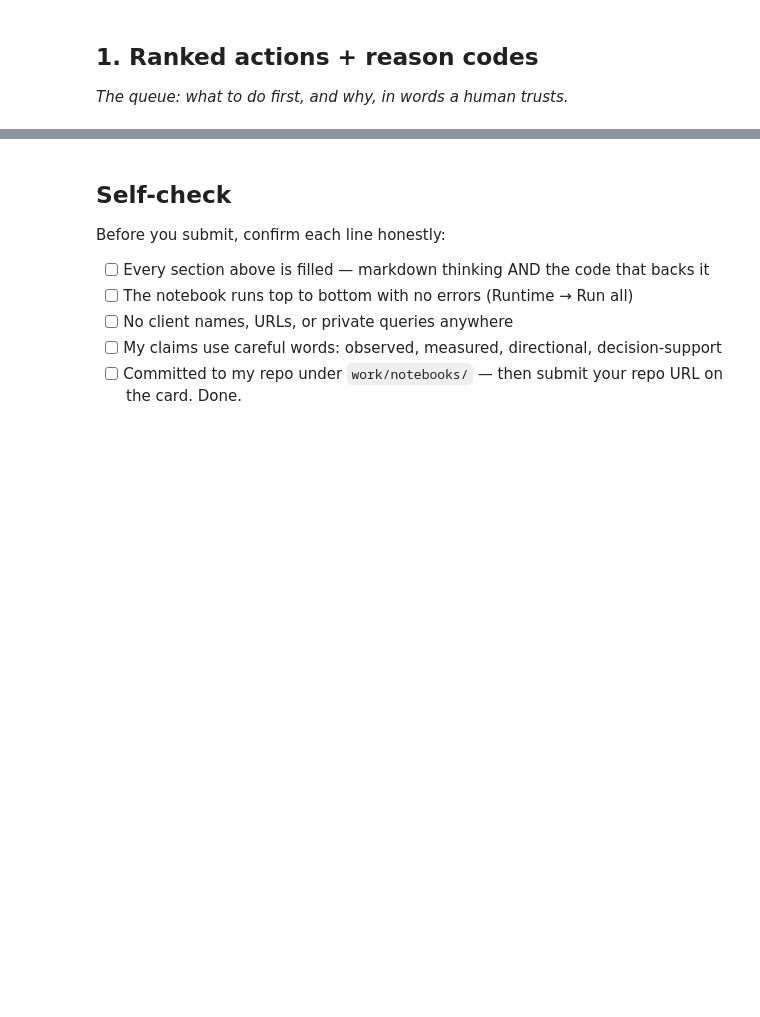
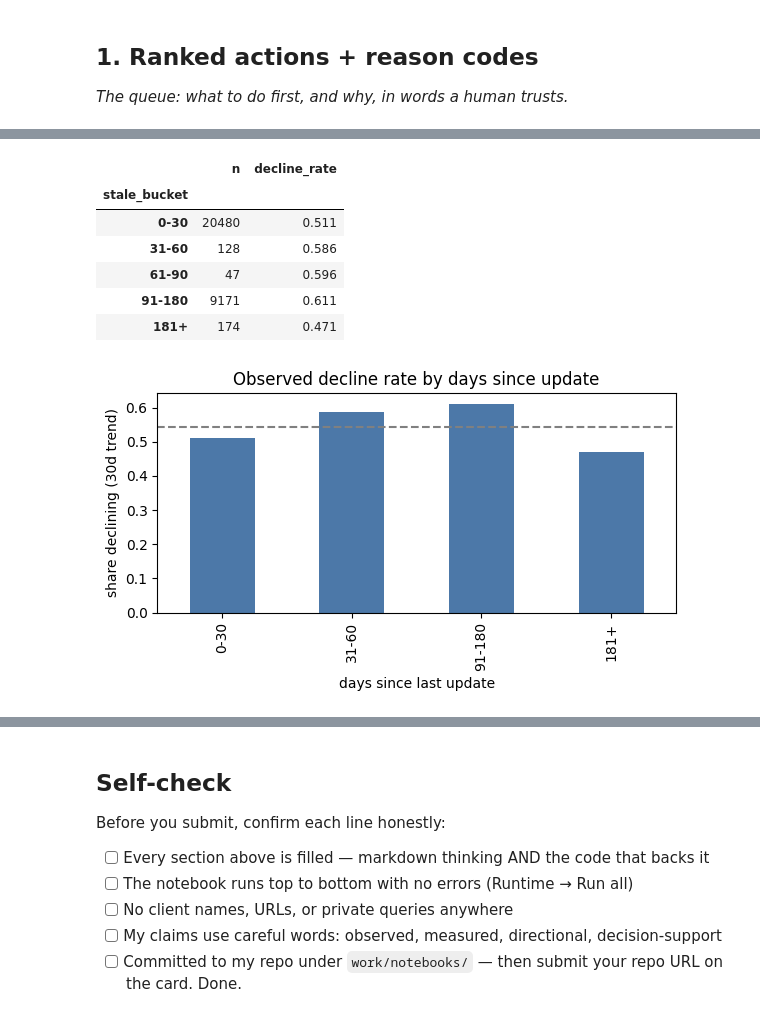
Before and after one commit to mahmarani/flyrank-ml-internship, a Jupyter notebook: work/notebooks/w07_action_playbook.ipynb, the cells around one changed output, grey strips where cells are left out. Cells and saved outputs as stored; diff of their text form; code cells hidden in the pictures; blank space fills up the shorter version.

```diff
--- a/work/notebooks/w07_action_playbook.ipynb
+++ b/work/notebooks/w07_action_playbook.ipynb
@@ -43,0 +117,22 @@ This skeleton is yours to fill. Work the sections **in order** — each one has
+# %%
+import matplotlib.pyplot as plt
+df["stale_bucket"] = pd.cut(df.days_since_last_update, [-1, 30, 60, 90, 180, 10**6],
+                            labels=["0-30","31-60","61-90","91-180","181+"])
+decay = df.groupby("stale_bucket", observed=True).y.agg(n="size", decline_rate="mean").round(3)
+display(decay)
+
+os.makedirs("work/figures", exist_ok=True); os.makedirs("work/outputs", exist_ok=True)
+ok = decay[decay.n >= 50]
+ax = ok.decline_rate.plot(kind="bar", color="#4C78A8", figsize=(6, 3.5))
+ax.axhline(base, ls="--", color="gray"); ax.set_ylabel("share declining (30d trend)")
+ax.set_xlabel("days since last update"); ax.set_title("Observed decline rate by days since update")
+plt.tight_layout(); plt.savefig("work/figures/decline_by_staleness.png", dpi=150); plt.show()
+# %% [output]
+|  | n | decline_rate |
+| stale_bucket |  |  |
+| 0-30 | 20480 | 0.511 |
+| 31-60 | 128 | 0.586 |
+| 61-90 | 47 | 0.596 |
+| 91-180 | 9171 | 0.611 |
+| 181+ | 174 | 0.471 |
+[figure, added]
```
Also changed, not shown: parts of 19 cells of this notebook.
